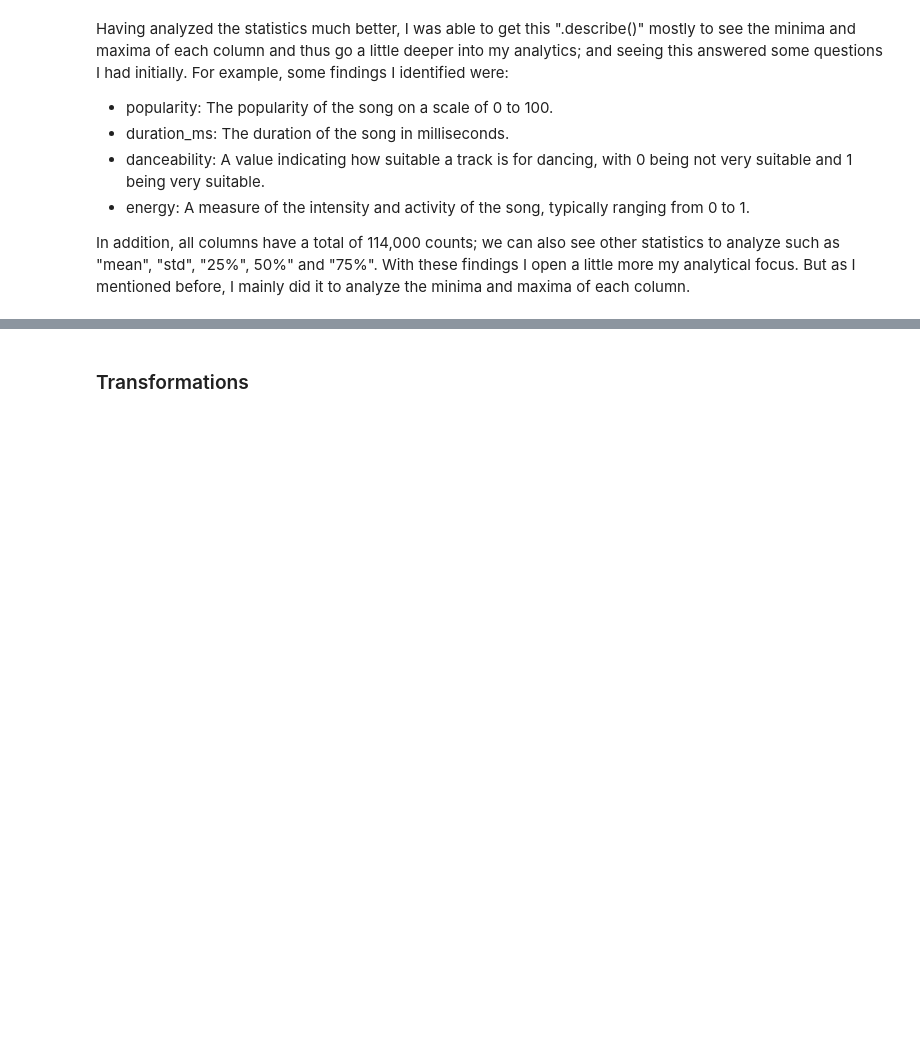
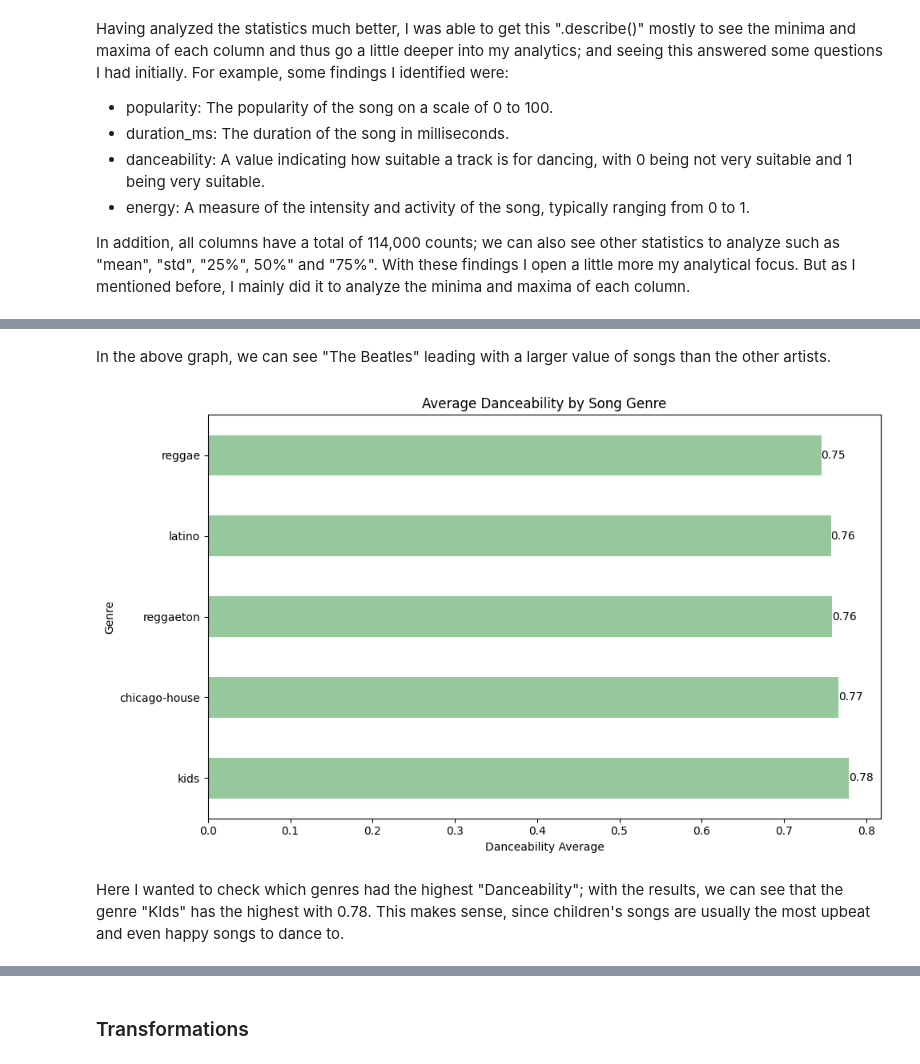
Before and after one commit to mdlangeles/ETL_Proccess_Using_Airflow_WORKSHOP2, a Jupyter notebook: Notebooks/spotify_EDA.ipynb, the cells around one changed output, grey strips where cells are left out. Cells and saved outputs as stored; diff of their text form; code cells hidden in the pictures; blank space fills up the shorter version.

```diff
--- a/Notebooks/spotify_EDA.ipynb
+++ b/Notebooks/spotify_EDA.ipynb
@@ -141,0 +159,22 @@ In addition, all columns have a total of 114,000 counts; we can also see other s
+# %% [markdown]
+In the above graph, we can see "The Beatles" leading with a larger value of songs than the other artists.
+# %%
+danceability_by_genre = spotify.groupby('track_genre')['danceability'].mean().sort_values(ascending=False).head(5)
+
+
+plt.figure(figsize=(10, 6))
+bar_plot = danceability_by_genre.plot(kind='barh', color='#95c99c')
+plt.title('Average Danceability by Song Genre')
+plt.xlabel('Danceability Average')
+plt.ylabel('Genre')
+
+
+for index, value in enumerate(danceability_by_genre):
+    plt.text(value, index, str(round(value, 2)), ha='left', va='center')
+
+plt.tight_layout()
+plt.show()
+# %% [output]
+[figure, added]
+# %% [markdown]
+Here I wanted to check which genres had the highest "Danceability"; with the results, we can see that the genre "KIds" has the highest with 0.78. This makes sense, since children's songs are usually the most upbeat and even happy songs to dance to.
```
Also changed, not shown: parts of 17 cells of this notebook, 2 other files.
